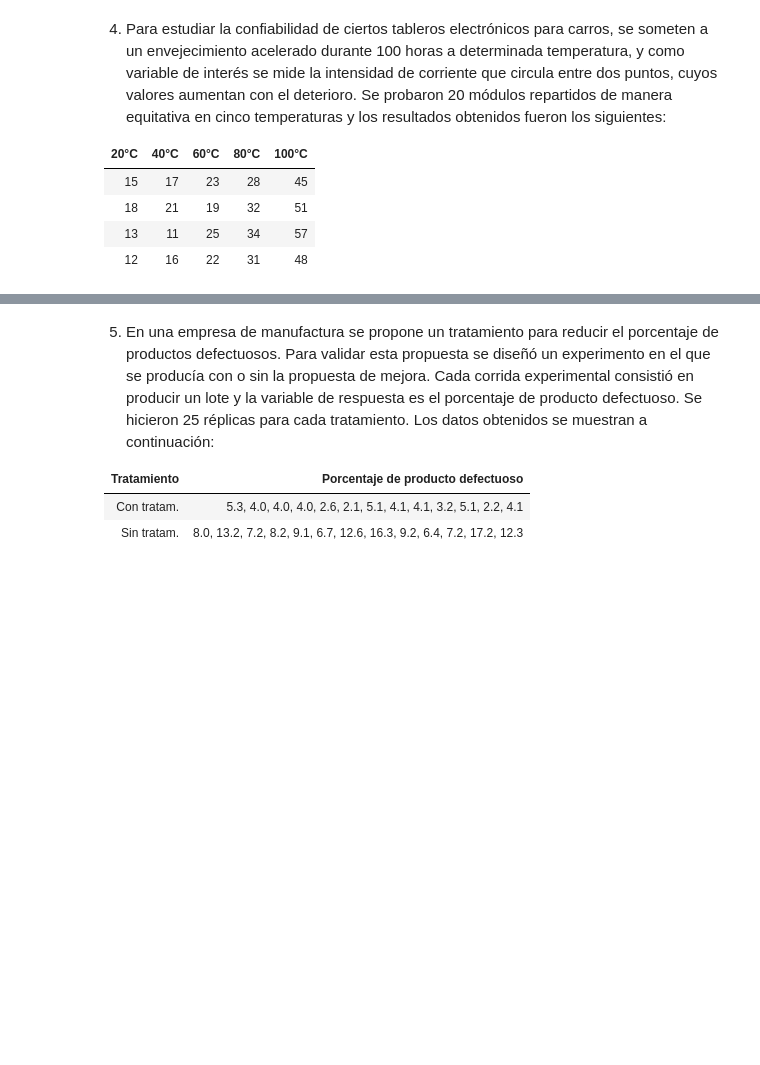
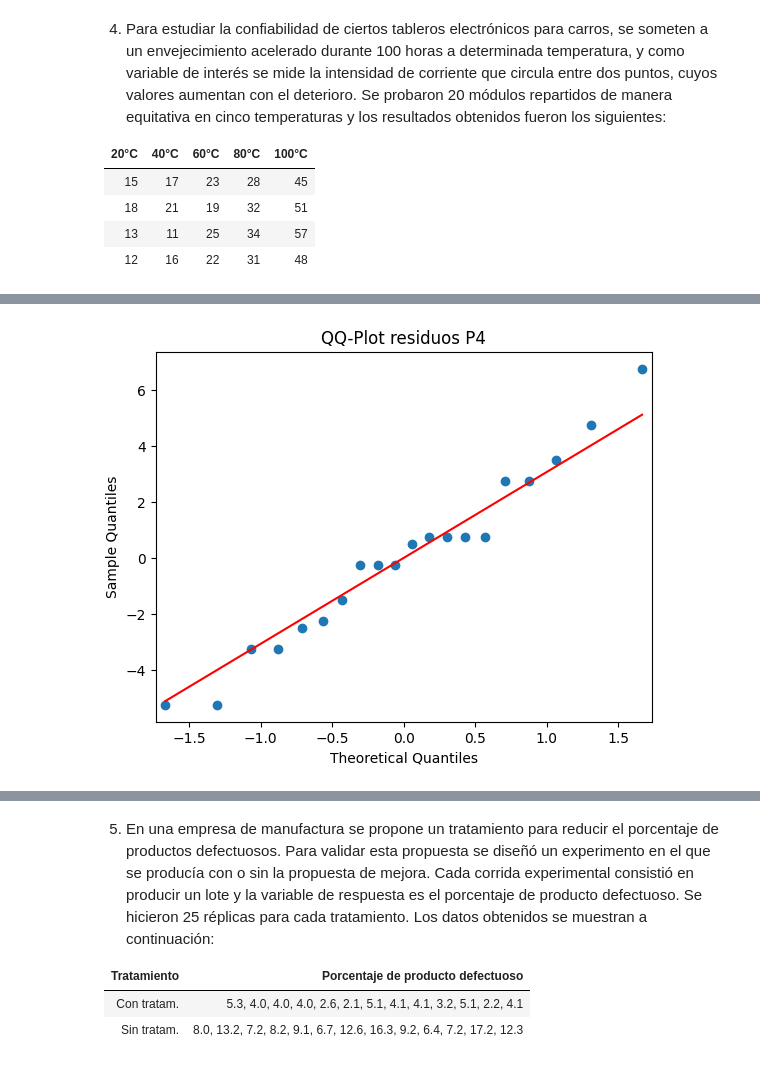
Before and after one commit to kenyarodriguezmor/Estadistica2025B, a Jupyter notebook: Copia_de_Problemas_Un_Factor.ipynb, the cells around one changed output, grey strips where cells are left out. Saved outputs shown, nothing was run; the diff lists cells and outputs as text; code cells hidden in the pictures; blank space fills up the shorter version.

```diff
--- a/Copia_de_Problemas_Un_Factor.ipynb
+++ b/Copia_de_Problemas_Un_Factor.ipynb
@@ -570,3 +570,94 @@ Text(0.5, 1.0, 'Múltiples comparaciones entre todos los pares (Tukey)')
 | 18   | 21   | 19   | 32   | 51    |
 | 13   | 11   | 25   | 34   | 57    |
 | 12   | 16   | 22   | 31   | 48    |
+# %%
+import pandas as pd
+from statsmodels.formula.api import ols
+import statsmodels.api as sm
+from scipy.stats import shapiro, levene, boxcox
+import matplotlib.pyplot as plt
+import seaborn as sns
+from statsmodels.stats.multicomp import pairwise_tukeyhsd
+
+# Datos
+datos_p4 = {
+    'Temperatura': ['20','20','20','20',
+                    '40','40','40','40',
+                    '60','60','60','60',
+                    '80','80','80','80',
+                    '100','100','100','100'],
+    'Corriente': [15,18,13,12,
+                  17,21,11,16,
+                  23,19,25,22,
+                  28,32,34,31,
+                  45,51,57,48]
+}
+
+df_p4 = pd.DataFrame(datos_p4)
+
+# ANOVA
+modelo_p4 = ols('Corriente ~ C(Temperatura)', data=df_p4).fit()
+sm.stats.anova_lm(modelo_p4, typ=2)
+
+# Normalidad
+residuos = modelo_p4.resid
+print("Shapiro:", shapiro(residuos))
+
+sm.qqplot(residuos, line='s')
+plt.title("QQ-Plot residuos P4")
+plt.show()
+
+sns.histplot(residuos, kde=True)
+plt.title("Hist Residuales P4")
+plt.show()
+
+# Homogeneidad
+g1 = df_p4[df_p4['Temperatura']=='20']['Corriente']
+g2 = df_p4[df_p4['Temperatura']=='40']['Corriente']
+g3 = df_p4[df_p4['Temperatura']=='60']['Corriente']
+g4 = df_p4[df_p4['Temperatura']=='80']['Corriente']
+g5 = df_p4[df_p4['Temperatura']=='100']['Corriente']
+
+print("Levene:", levene(g1,g2,g3,g4,g5))
+
+# Box–Cox
+df_p4['Corriente_boxcox'], lam = boxcox(df_p4['Corriente'])
+print("Lambda:", lam)
+
+plt.scatter(df_p4['Corriente'], df_p4['Corriente_boxcox'])
+plt.title("Boxcox P4")
+plt.show()
+
+# ANOVA con Boxcox
+modelo_p4_bc = ols('Corriente_boxcox ~ C(Temperatura)', data=df_p4).fit()
+sm.stats.anova_lm(modelo_p4_bc, typ=2)
+
+# Normalidad post Boxcox
+residuos = modelo_p4_bc.resid
+print("Shapiro BC:", shapiro(residuos))
+
+sm.qqplot(residuos, line='s')
+plt.title("QQ-Plot BC P4")
+plt.show()
+
+sns.histplot(residuos, kde=True)
+plt.title("Hist BC P4")
+plt.show()
+
+# Levene post Boxcox
+g1 = df_p4[df_p4['Temperatura']=='20']['Corriente_boxcox']
+g2 = df_p4[df_p4['Temperatura']=='40']['Corriente_boxcox']
+g3 = df_p4[df_p4['Temperatura']=='60']['Corriente_boxcox']
+g4 = df_p4[df_p4['Temperatura']=='80']['Corriente_boxcox']
+g5 = df_p4[df_p4['Temperatura']=='100']['Corriente_boxcox']
+
+print("Levene BC:", levene(g1,g2,g3,g4,g5))
+
+# Tukey
+tukey = pairwise_tukeyhsd(endog=df_p4['Corriente_boxcox'],
+                          groups=df_p4['Temperatura'], alpha=0.05)
+print(tukey)
+
+tukey.plot_simultaneous()
+plt.show()
+# %% [output]
@@ -572,0 +665 @@ Text(0.5, 1.0, 'Múltiples comparaciones entre todos los pares (Tukey)')
+[figure, added]
```
Also changed, not shown: parts of 7 cells of this notebook.
